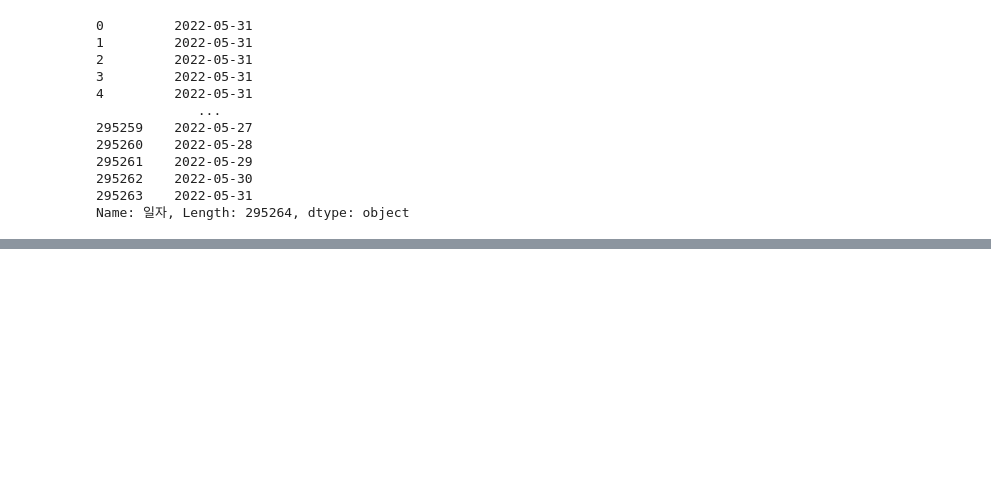
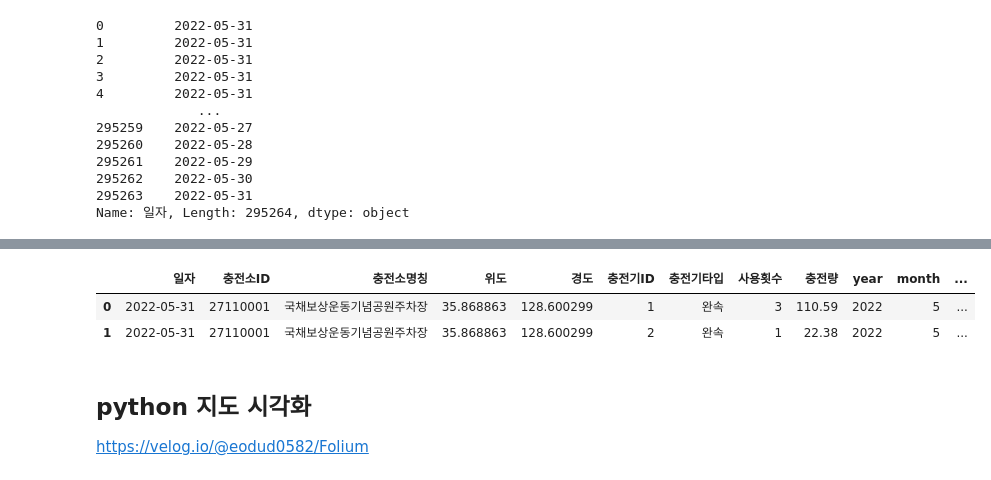
Before and after one commit to HoJin1014/KNU-BIGDATA-study, a Jupyter notebook: 2022.10.12/ex_electroniccar1.ipynb, the cells around one changed output, grey strips where cells are left out. Saved outputs shown, nothing was run; the diff lists cells and outputs as text; code cells hidden in the pictures; blank space fills up the shorter version.

```diff
--- a/2022.10.12/ex_electroniccar1.ipynb
+++ b/2022.10.12/ex_electroniccar1.ipynb
@@ -103,0 +145,9 @@ array([1, 0, 6, 5, 4, 3, 2], dtype=int64)
+# %%
+df.head(2)
+# %% [output]
+|  | 일자 | 충전소ID | 충전소명칭 | 위도 | 경도 | 충전기ID | 충전기타입 | 사용횟수 | 충전량 | year | month | ... |
+| 0 | 2022-05-31 | 27110001 | 국채보상운동기념공원주차장 | 35.868863 | 128.600299 | 1 | 완속 | 3 | 110.59 | 2022 | 5 | ... |
+| 1 | 2022-05-31 | 27110001 | 국채보상운동기념공원주차장 | 35.868863 | 128.600299 | 2 | 완속 | 1 | 22.38 | 2022 | 5 | ... |
+# %% [markdown]
+## python 지도 시각화
+https://velog.io/@eodud0582/Folium
```
Also changed, not shown: parts of 20 cells of this notebook, 1 other file.
